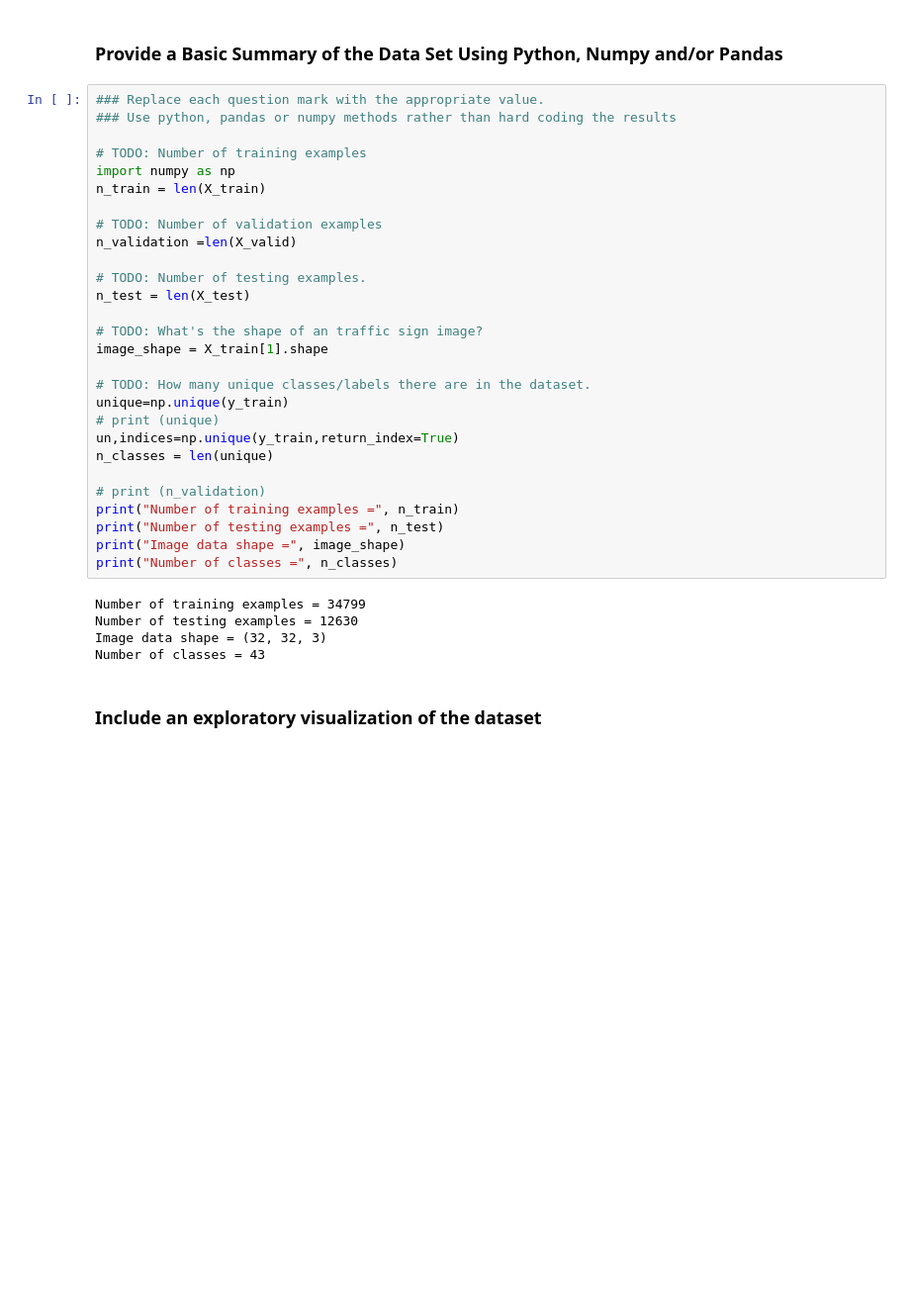
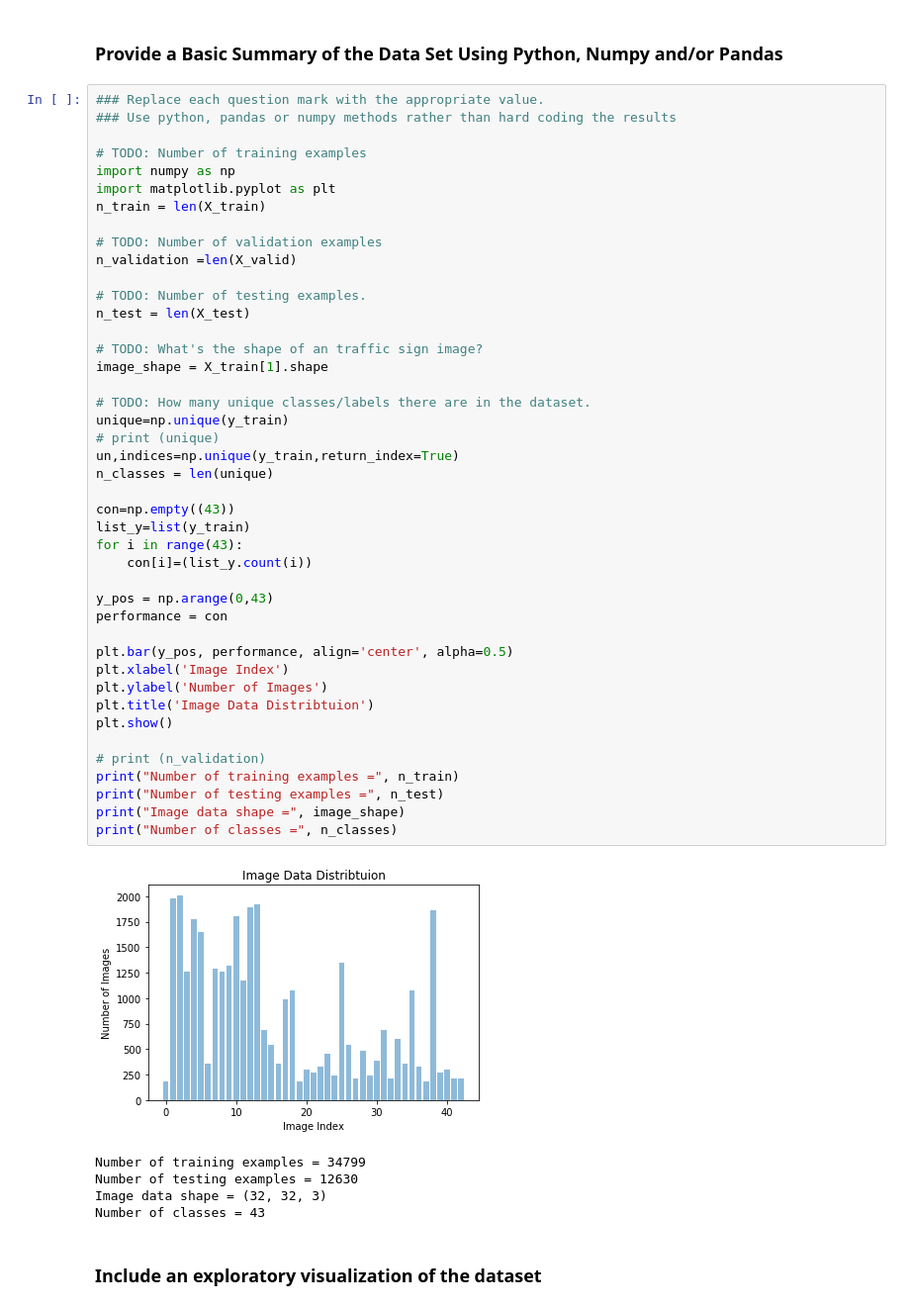
Before and after one commit to RamrajSegur/Udacity---Programs, a Jupyter notebook: Traffic Sign Classifier/Traffic_Sign_Classifier.ipynb, the cells around one changed output. Shown: that part at 99% size. Cells and saved outputs as stored; diff of their text form; blank space fills up the shorter version.

Commit message:
Histogram Code updated

```diff
--- a/Traffic Sign Classifier/Traffic_Sign_Classifier.ipynb
+++ b/Traffic Sign Classifier/Traffic_Sign_Classifier.ipynb
@@ -57,32 +57,48 @@ Complete the basic data summary below. Use python, numpy and/or pandas methods t
 # %%
 ### Replace each question mark with the appropriate value.
 ### Use python, pandas or numpy methods rather than hard coding the results
 
 # TODO: Number of training examples
 import numpy as np
+import matplotlib.pyplot as plt
 n_train = len(X_train)
 
 # TODO: Number of validation examples
 n_validation =len(X_valid)
 
 # TODO: Number of testing examples.
 n_test = len(X_test)
 
 # TODO: What's the shape of an traffic sign image?
 image_shape = X_train[1].shape
 
 # TODO: How many unique classes/labels there are in the dataset.
 unique=np.unique(y_train)
 # print (unique)
 un,indices=np.unique(y_train,return_index=True)
 n_classes = len(unique)
 
+con=np.empty((43))
+list_y=list(y_train)
+for i in range(43):
+    con[i]=(list_y.count(i))
+
+y_pos = np.arange(0,43)
+performance = con
+
+plt.bar(y_pos, performance, align='center', alpha=0.5)
+plt.xlabel('Image Index')
+plt.ylabel('Number of Images')
+plt.title('Image Data Distribtuion')
+plt.show()
+
 # print (n_validation)
 print("Number of training examples =", n_train)
 print("Number of testing examples =", n_test)
 print("Image data shape =", image_shape)
 print("Number of classes =", n_classes)
 # %% [output]
+[figure, added]
 Number of training examples = 34799
 Number of testing examples = 12630
 Image data shape = (32, 32, 3)
```
